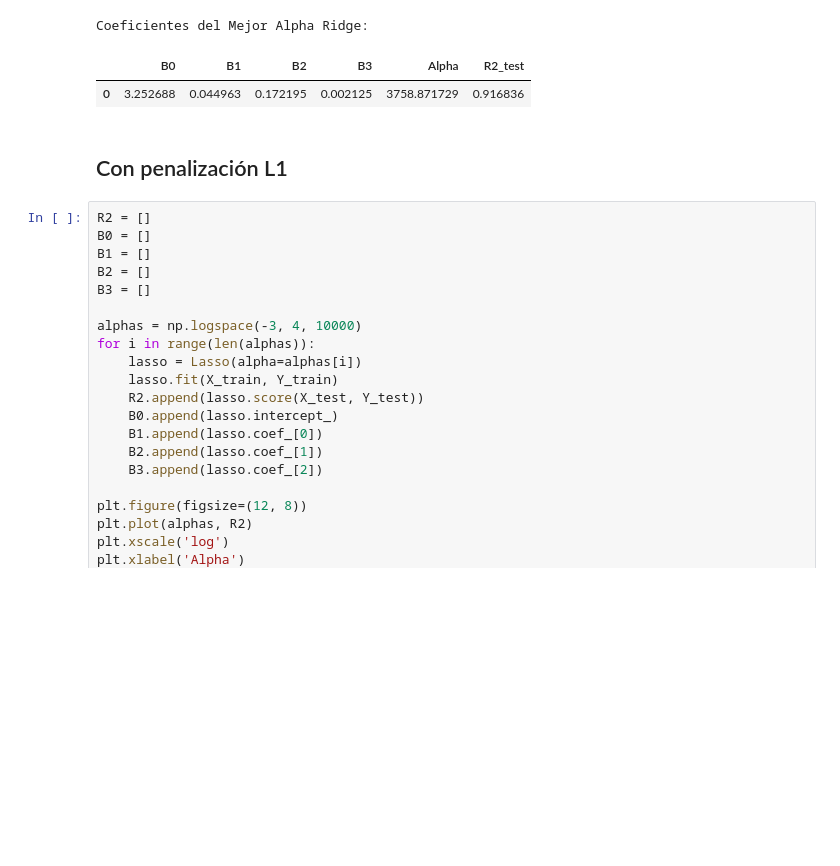
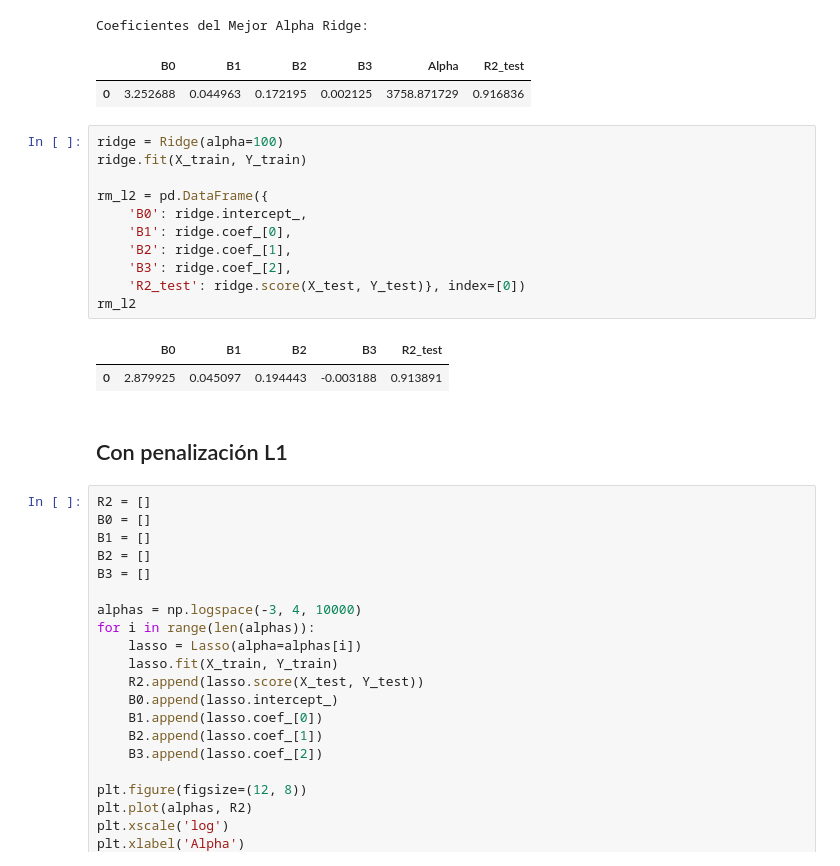
Before and after one commit to aj-hernandezs/Aprendizaje_Estadistico, a Jupyter notebook: Laboratorios/Lab - R4.ipynb, the cells around one changed output. Saved outputs shown, nothing was run; the diff lists cells and outputs as text; blank space fills up the shorter version.

```diff
--- a/Laboratorios/Lab - R4.ipynb
+++ b/Laboratorios/Lab - R4.ipynb
@@ -178,6 +178,20 @@ rm_l2
 Coeficientes del Mejor Alpha Ridge:
 |  | B0 | B1 | B2 | B3 | Alpha | R2_test |
 | 0 | 3.252688 | 0.044963 | 0.172195 | 0.002125 | 3758.871729 | 0.916836 |
+# %%
+ridge = Ridge(alpha=100)
+ridge.fit(X_train, Y_train)
+
+rm_l2 = pd.DataFrame({
+    'B0': ridge.intercept_,
+    'B1': ridge.coef_[0],
+    'B2': ridge.coef_[1],
+    'B3': ridge.coef_[2],
+    'R2_test': ridge.score(X_test, Y_test)}, index=[0])
+rm_l2
+# %% [output]
+|  | B0 | B1 | B2 | B3 | R2_test |
+| 0 | 2.879925 | 0.045097 | 0.194443 | -0.003188 | 0.913891 |
 # %% [markdown]
 ## Con penalización L1
 # %%
```
